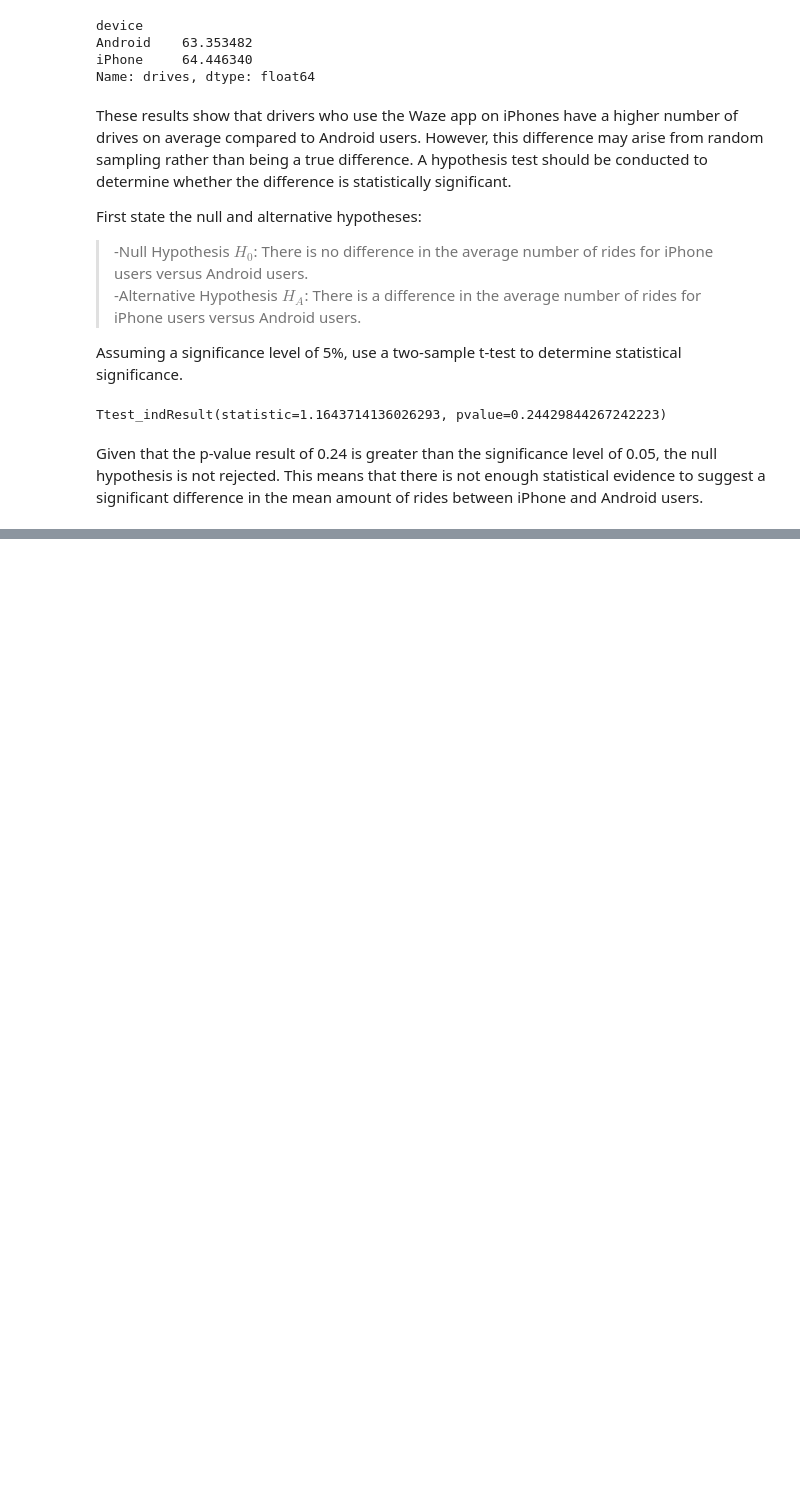
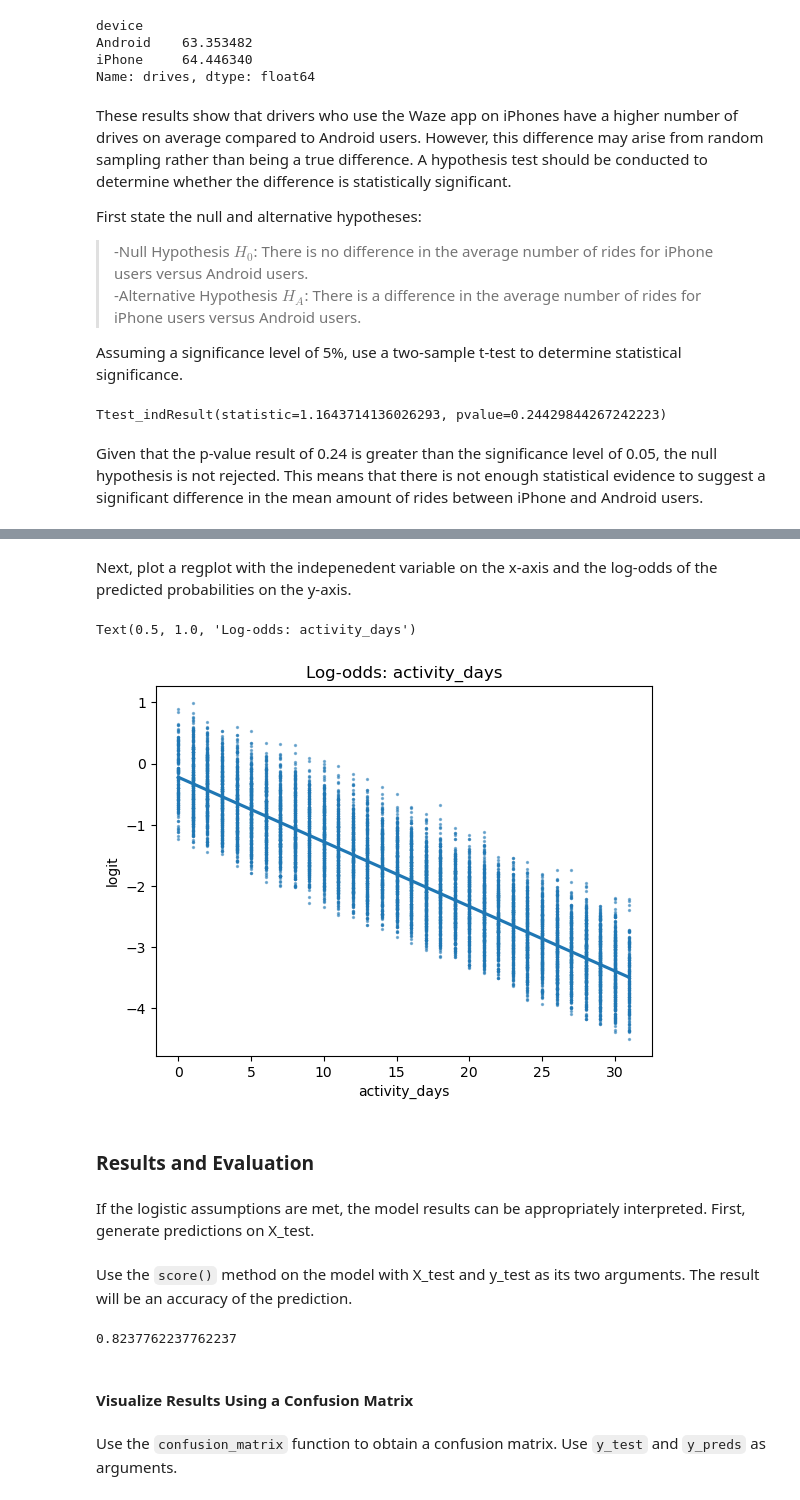
Before and after one commit to JasonHolton/Waze_Data-Science, a Jupyter notebook: Waze Project Notebook.ipynb, the cells around one changed output, grey strips where cells are left out. Drawn from its saved outputs; the diff is of its cells as text; code cells hidden in the pictures; blank space fills up the shorter version.

```diff
--- a/Waze Project Notebook.ipynb
+++ b/Waze Project Notebook.ipynb
@@ -835,0 +1148,6 @@ Given that the p-value result of 0.24 is greater than the significance level of
+# %%
+# Perform the train-test split
+X_train, X_test, y_train, y_test = train_test_split(X, y, stratify = y, random_state = 42)
+
+# Display the first few rows of X_train
+X_train.head()
@@ -835,0 +1163,5 @@ Given that the p-value result of 0.24 is greater than the significance level of
+# %%
+# Fit the model on X_train and y_train
+model = LogisticRegression(penalty = 'none', max_iter = 400)
+
+model.fit(X_train, y_train)
@@ -835,0 +1198,4 @@ Given that the p-value result of 0.24 is greater than the significance level of
+# %%
+# Get the predicted probabilities of the training data
+training_probabilities = model.predict_proba(X_train)
+training_probabilities
@@ -835,0 +1218,21 @@ Given that the p-value result of 0.24 is greater than the significance level of
+# %%
+# Copy the X_train dataframe and assign it to logit_data
+logit_data = X_train.copy()
+
+# Create a new column called logit in the logit_data dataframe and populate it with the user logit using
+# the logit formula.
+logit_data['logit'] = [np.log(prob[1] / prob[0]) for prob in training_probabilities]
+# %% [markdown]
+Next, plot a regplot with the indepenedent variable on the x-axis and the log-odds of the predicted probabilities on the y-axis.
+# %%
+# Plot a regplot of 'activity_days' log-odds
+sns.regplot(x = 'activity_days', y = 'logit', data = logit_data,
+            scatter_kws = {'s' : 2, 'alpha' : 0.5})
+plt.title('Log-odds: activity_days')
+# %% [output]
+Text(0.5, 1.0, 'Log-odds: activity_days')
+[figure, added]
+# %% [markdown]
+### Results and Evaluation
+# %% [markdown]
+If the logistic assumptions are met, the model results can be appropriately interpreted. First, generate predictions on X_test.
@@ -835,0 +1242,11 @@ Given that the p-value result of 0.24 is greater than the significance level of
+# %% [markdown]
+Use the `score()` method on the model with X_test and y_test as its two arguments. The result will be an accuracy of the prediction.
+# %%
+# Score the model on the test data
+model.score(X_test, y_test)
+# %% [output]
+0.8237762237762237
+# %% [markdown]
+#### Visualize Results Using a Confusion Matrix
+# %% [markdown]
+Use the `confusion_matrix` function to obtain a confusion matrix. Use `y_test` and `y_preds` as arguments.
```
Also changed, not shown: parts of 83 cells of this notebook.
